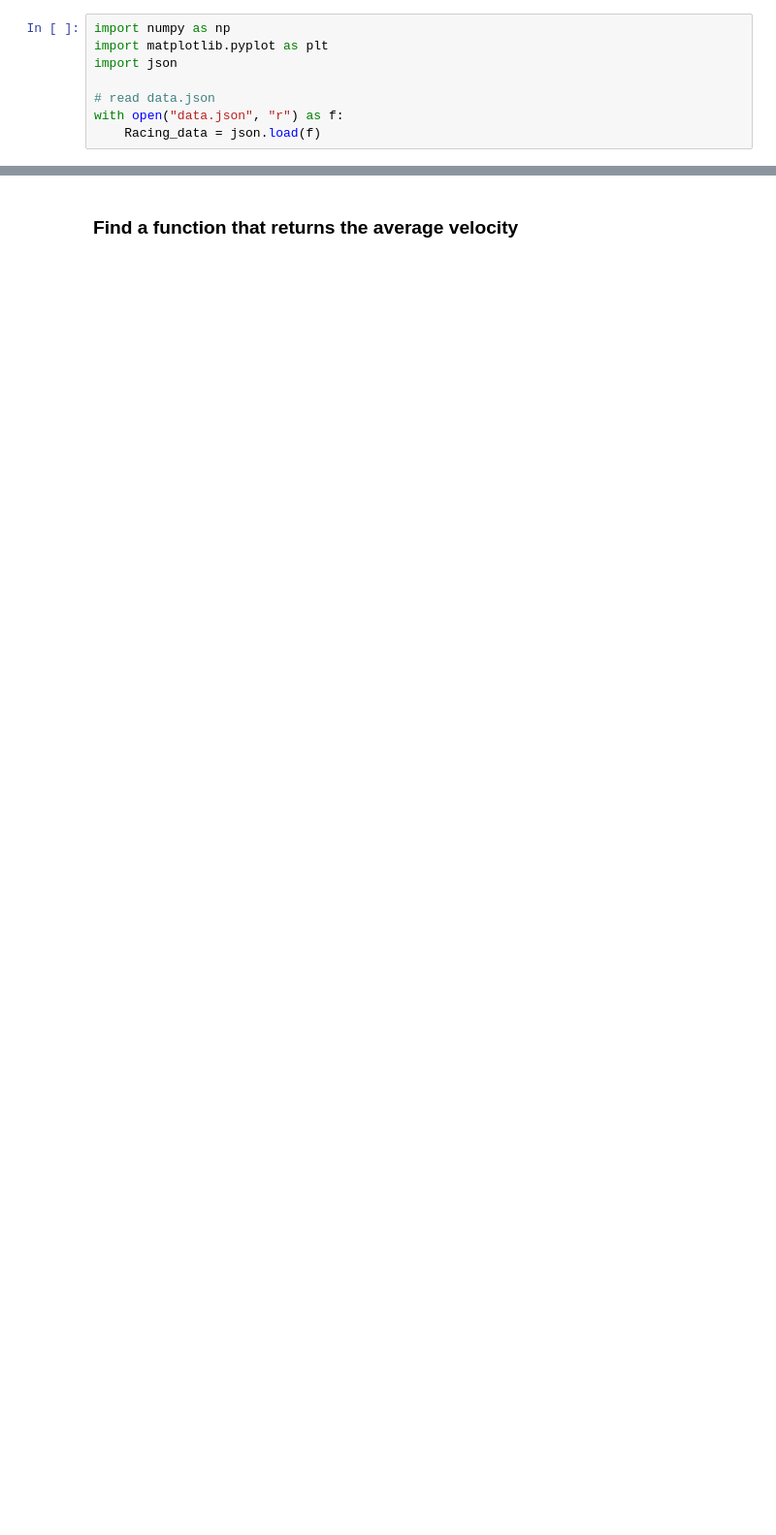
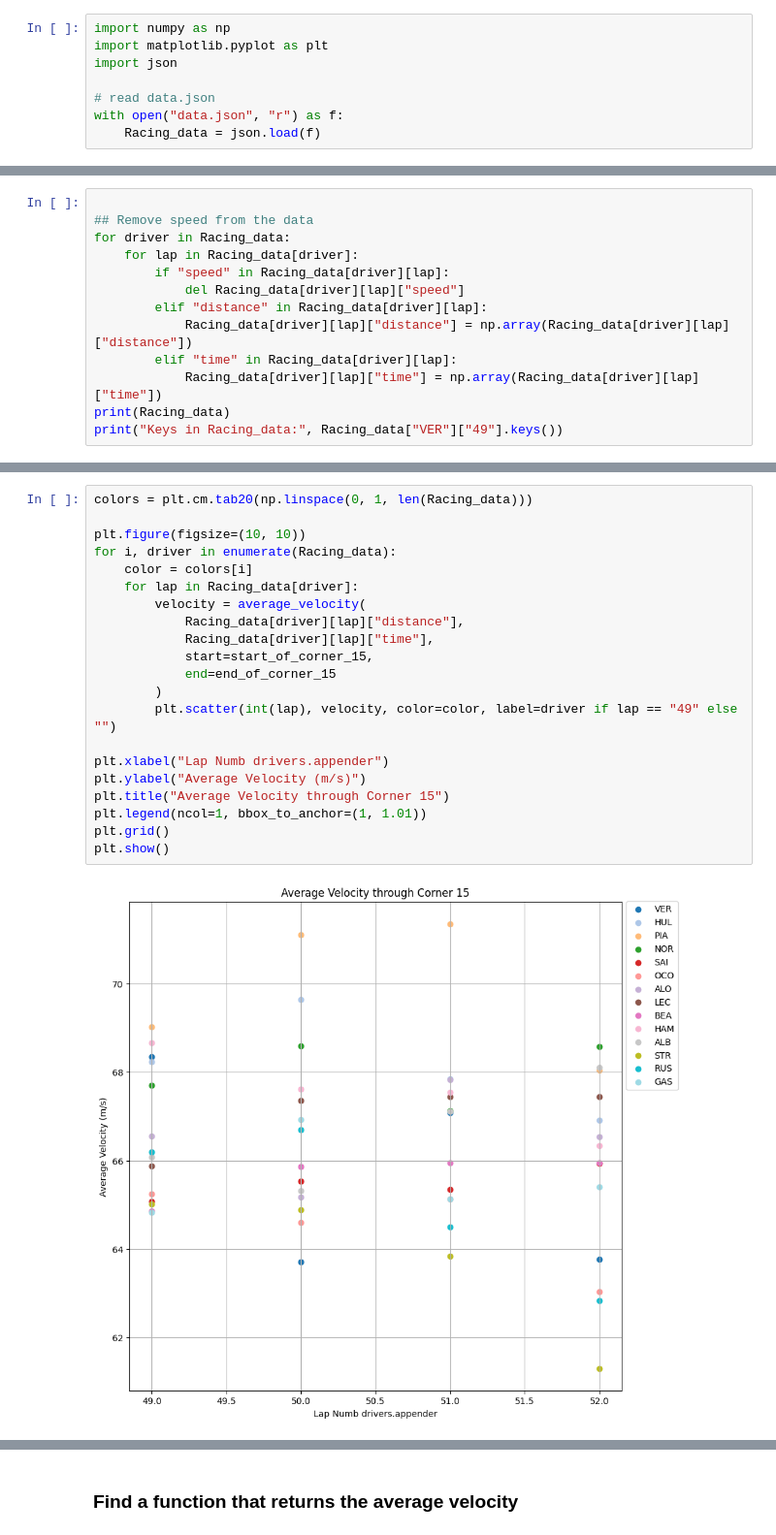
Before and after one commit to hishemok/PICUP, a Jupyter notebook: F1_friction/F1_friction.ipynb, the cells around one changed output, grey strips where cells are left out. Shown at 97% size. Cells and saved outputs as stored; diff of their text form; blank space fills up the shorter version.

```diff
--- a/F1_friction/F1_friction.ipynb
+++ b/F1_friction/F1_friction.ipynb
@@ -12,0 +11,13 @@ Assume curve is a half circle with radius r
+# %%
+
+## Remove speed from the data
+for driver in Racing_data:
+    for lap in Racing_data[driver]:
+        if "speed" in Racing_data[driver][lap]:
+            del Racing_data[driver][lap]["speed"]
+        elif "distance" in Racing_data[driver][lap]:
+            Racing_data[driver][lap]["distance"] = np.array(Racing_data[driver][lap]["distance"])
+        elif "time" in Racing_data[driver][lap]:
+            Racing_data[driver][lap]["time"] = np.array(Racing_data[driver][lap]["time"])
+print(Racing_data)
+print("Keys in Racing_data:", Racing_data["VER"]["49"].keys())
@@ -28,0 +149,23 @@ Radius of the corner: 98.98902157470704 m
+# %%
+colors = plt.cm.tab20(np.linspace(0, 1, len(Racing_data)))
+
+plt.figure(figsize=(10, 10))
+for i, driver in enumerate(Racing_data):
+    color = colors[i]
+    for lap in Racing_data[driver]:
+        velocity = average_velocity(
+            Racing_data[driver][lap]["distance"],
+            Racing_data[driver][lap]["time"],
+            start=start_of_corner_15,
+            end=end_of_corner_15
+        )
+        plt.scatter(int(lap), velocity, color=color, label=driver if lap == "49" else "")
+
+plt.xlabel("Lap Numb drivers.appender")
+plt.ylabel("Average Velocity (m/s)")
+plt.title("Average Velocity through Corner 15")
+plt.legend(ncol=1, bbox_to_anchor=(1, 1.01))
+plt.grid()
+plt.show()
+# %% [output]
+[figure, added]
```
Also changed, not shown: parts of 19 cells of this notebook, 2 other files.
